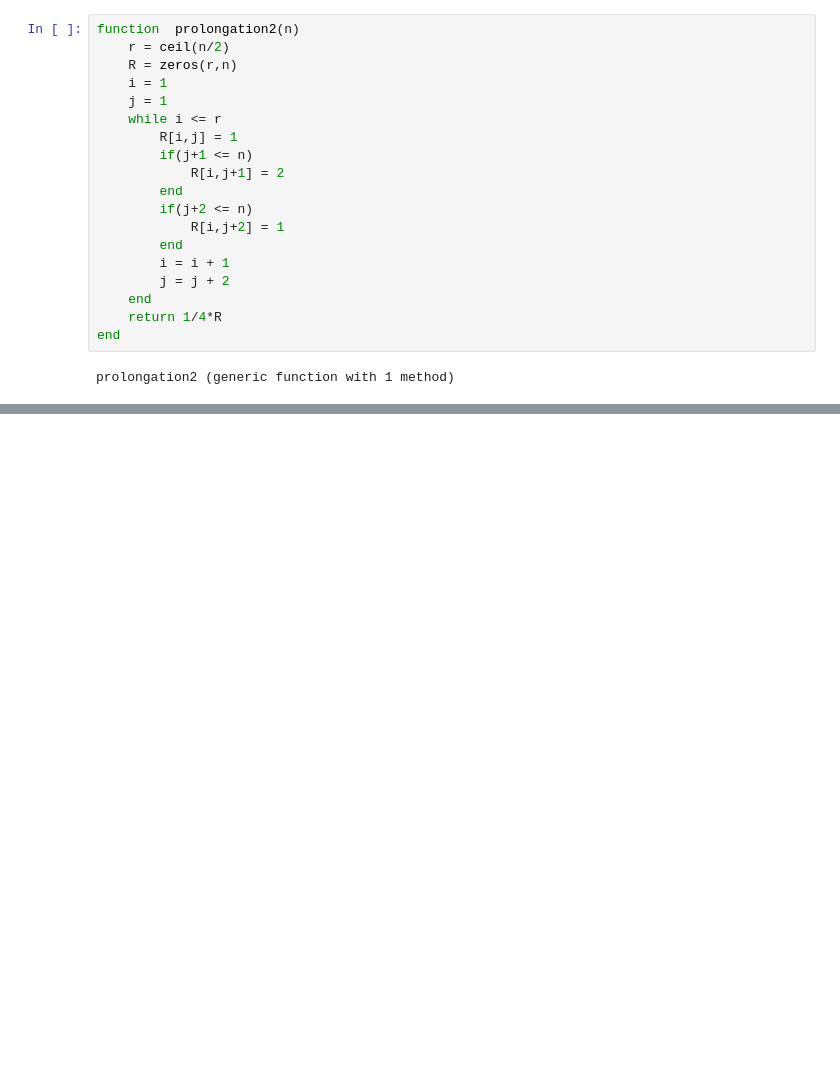
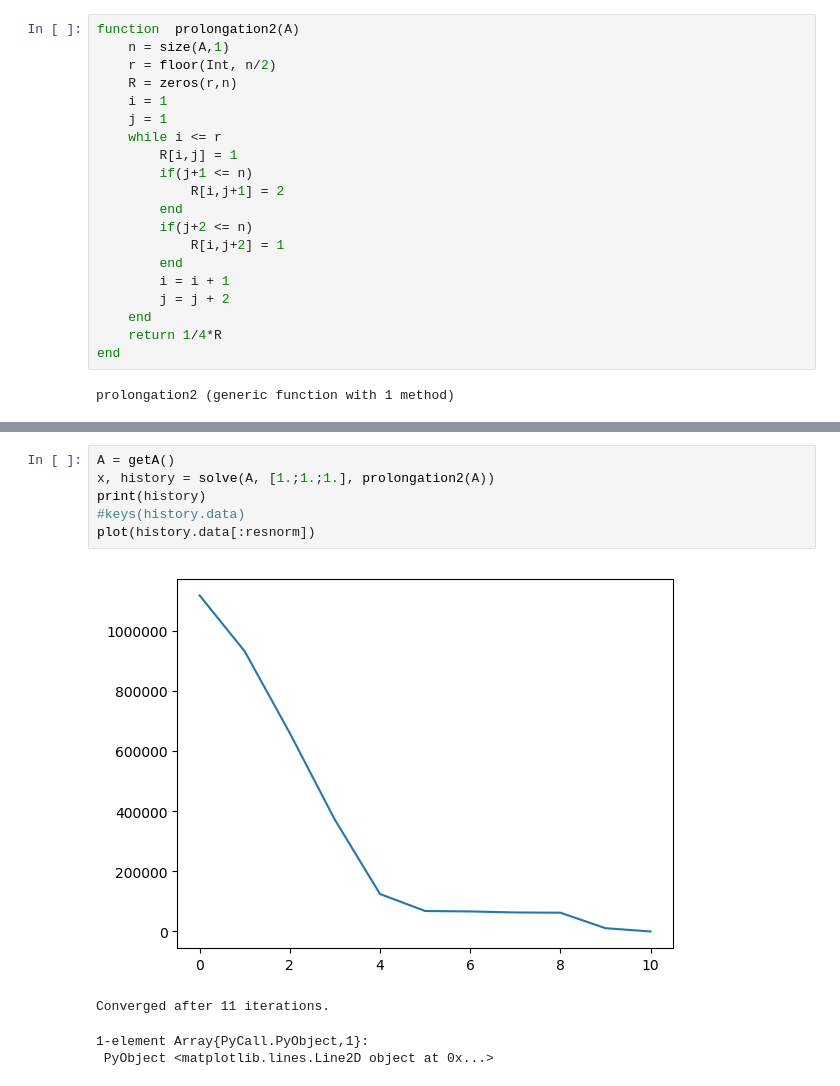
Before and after one commit to FirstSanny/Deflate, a Jupyter notebook: worksheet.ipynb, the cells around one changed output, grey strips where cells are left out. Saved outputs shown, nothing was run; the diff lists cells and outputs as text; blank space fills up the shorter version.

```diff
--- a/worksheet.ipynb
+++ b/worksheet.ipynb
@@ -39,6 +25,7 @@ prolongation1(15)
 # %%
-function  prolongation2(n)
-    r = ceil(n/2)
+function  prolongation2(A)
+    n = size(A,1)
+    r = floor(Int, n/2)
     R = zeros(r,n)
     i = 1
     j = 1
@@ -111,0 +80,11 @@ LoadError: Base.LinAlg.SingularException(2)
+# %%
+A = getA()
+x, history = solve(A, [1.;1.;1.], prolongation2(A))
+print(history)
+#keys(history.data)
+plot(history.data[:resnorm])
+# %% [output]
+[figure, added]
+Converged after 11 iterations.
+1-element Array{PyCall.PyObject,1}:
+ PyObject <matplotlib.lines.Line2D object at 0x...>
```
Also changed, not shown: parts of 11 cells of this notebook.
